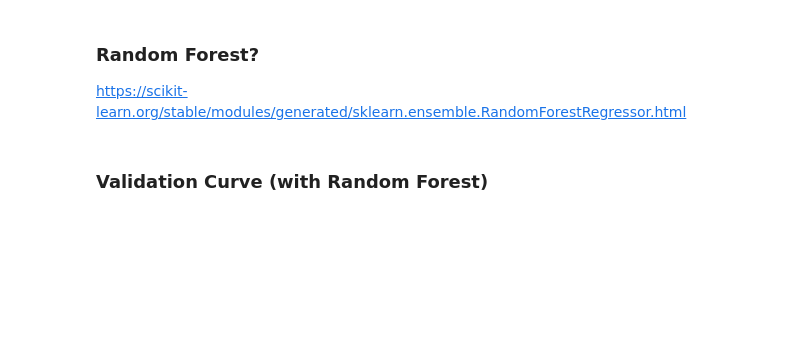
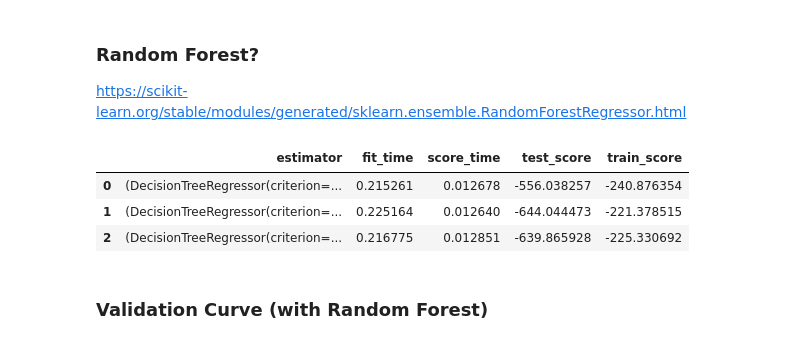
Before and after one commit to LambdaSchool/DS-Unit-2-Sprint-4-Model-Validation, a Jupyter notebook: module-3-select-models-and-parameters/LS_DS_243_Select_models_and_parameters.ipynb, the cells around one changed output. Cells and saved outputs as stored; diff of their text form; code cells hidden in the pictures; blank space fills up the shorter version.

```diff
--- a/module-3-select-models-and-parameters/LS_DS_243_Select_models_and_parameters.ipynb
+++ b/module-3-select-models-and-parameters/LS_DS_243_Select_models_and_parameters.ipynb
@@ -435,3 +443,19 @@ https://scikit-learn.org/stable/modules/generated/sklearn.ensemble.RandomForestR
+# %%
+from sklearn.ensemble import RandomForestRegressor
+
+model = RandomForestRegressor(n_estimators=100, max_depth=20)
+
+scores = cross_validate(model, X_train, y_train,
+                        scoring='neg_mean_absolute_error',
+                        cv=3, return_train_score=True,
+                        return_estimator=True)
+
+pd.DataFrame(scores)
+# %% [output]
+|  | estimator | fit_time | score_time | test_score | train_score |
+| 0 | (DecisionTreeRegressor(criterion=... | 0.215261 | 0.012678 | -556.038257 | -240.876354 |
+| 1 | (DecisionTreeRegressor(criterion=... | 0.225164 | 0.012640 | -644.044473 | -221.378515 |
+| 2 | (DecisionTreeRegressor(criterion=... | 0.216775 | 0.012851 | -639.865928 | -225.330692 |
 # %% [markdown]
 ### Validation Curve (with Random Forest)
 # %%
```
Also changed, not shown: parts of 20 cells of this notebook.
